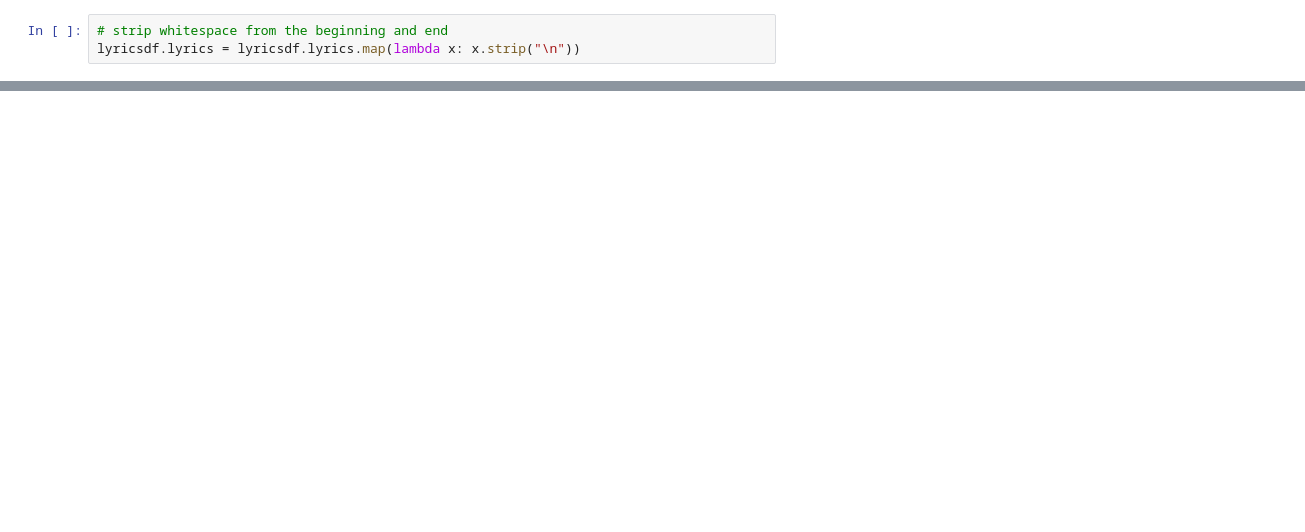
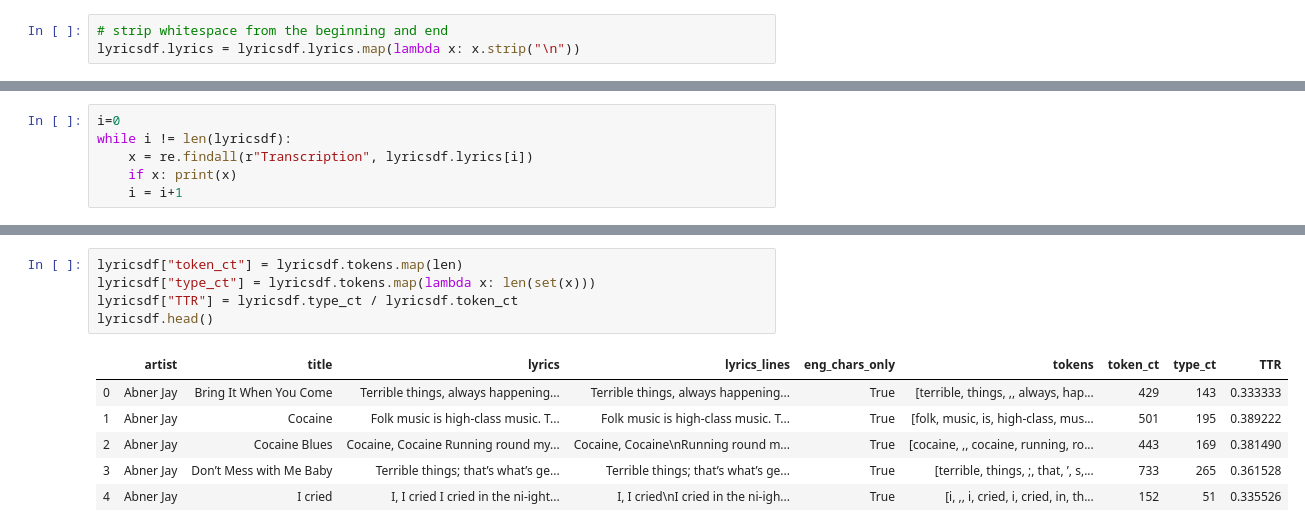
Before and after one commit to Data-Science-for-Linguists-2022/Outsider-Music-Linguistic-Analysis, a Jupyter notebook: scripts_&_analysis/3_data_cleaning_and_exploration.ipynb, the cells around one changed output, grey strips where cells are left out. Cells and saved outputs as stored; diff of their text form; blank space fills up the shorter version.

```diff
--- a/scripts_&_analysis/3_data_cleaning_and_exploration.ipynb
+++ b/scripts_&_analysis/3_data_cleaning_and_exploration.ipynb
@@ -158,0 +464,6 @@ lyricsdf.tail()
+# %%
+i=0
+while i != len(lyricsdf):
+    x = re.findall(r"Transcription", lyricsdf.lyrics[i])
+    if x: print(x)
+    i = i+1
@@ -158,0 +523,12 @@ lyricsdf.tail()
+# %%
+lyricsdf["token_ct"] = lyricsdf.tokens.map(len)
+lyricsdf["type_ct"] = lyricsdf.tokens.map(lambda x: len(set(x)))
+lyricsdf["TTR"] = lyricsdf.type_ct / lyricsdf.token_ct
+lyricsdf.head()
+# %% [output]
+|  | artist | title | lyrics | lyrics_lines | eng_chars_only | tokens | token_ct | type_ct | TTR |
+| 0 | Abner Jay | Bring It When You Come | Terrible things, always happening... | Terrible things, always happening... | True | [terrible, things, ,, always, hap... | 429 | 143 | 0.333333 |
+| 1 | Abner Jay | Cocaine | Folk music is high-class music. T... | Folk music is high-class music. T... | True | [folk, music, is, high-class, mus... | 501 | 195 | 0.389222 |
+| 2 | Abner Jay | Cocaine Blues | Cocaine, Cocaine Running round my... | Cocaine, Cocaine\nRunning round m... | True | [cocaine, ,, cocaine, running, ro... | 443 | 169 | 0.381490 |
+| 3 | Abner Jay | Don’t Mess with Me Baby | Terrible things; that’s what’s ge... | Terrible things; that’s what’s ge... | True | [terrible, things, ;, that, ’, s,... | 733 | 265 | 0.361528 |
+| 4 | Abner Jay | I cried | I, I cried I cried in the ni-ight... | I, I cried\nI cried in the ni-igh... | True | [i, ,, i, cried, i, cried, in, th... | 152 | 51 | 0.335526 |
```
Also changed, not shown: parts of 62 cells of this notebook.
